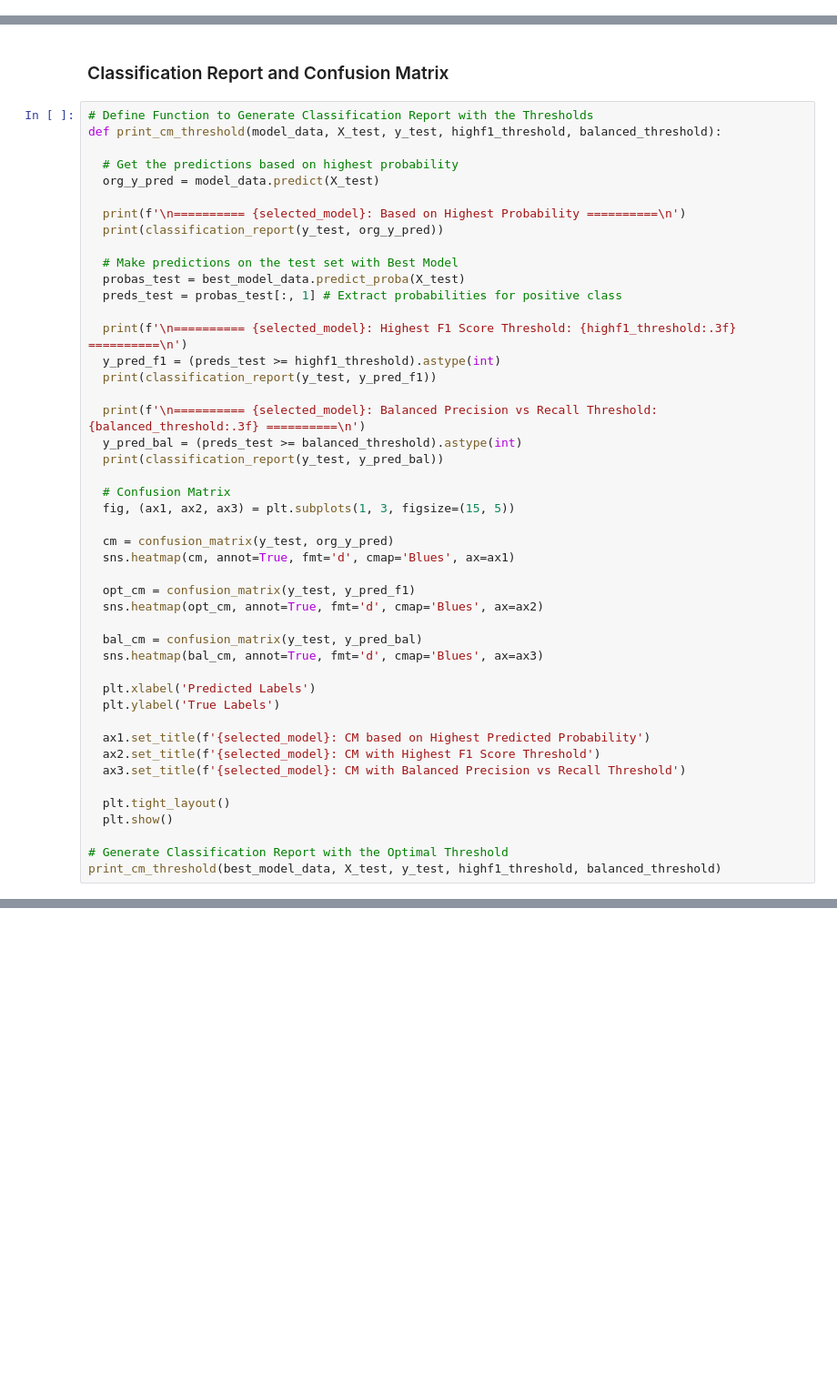
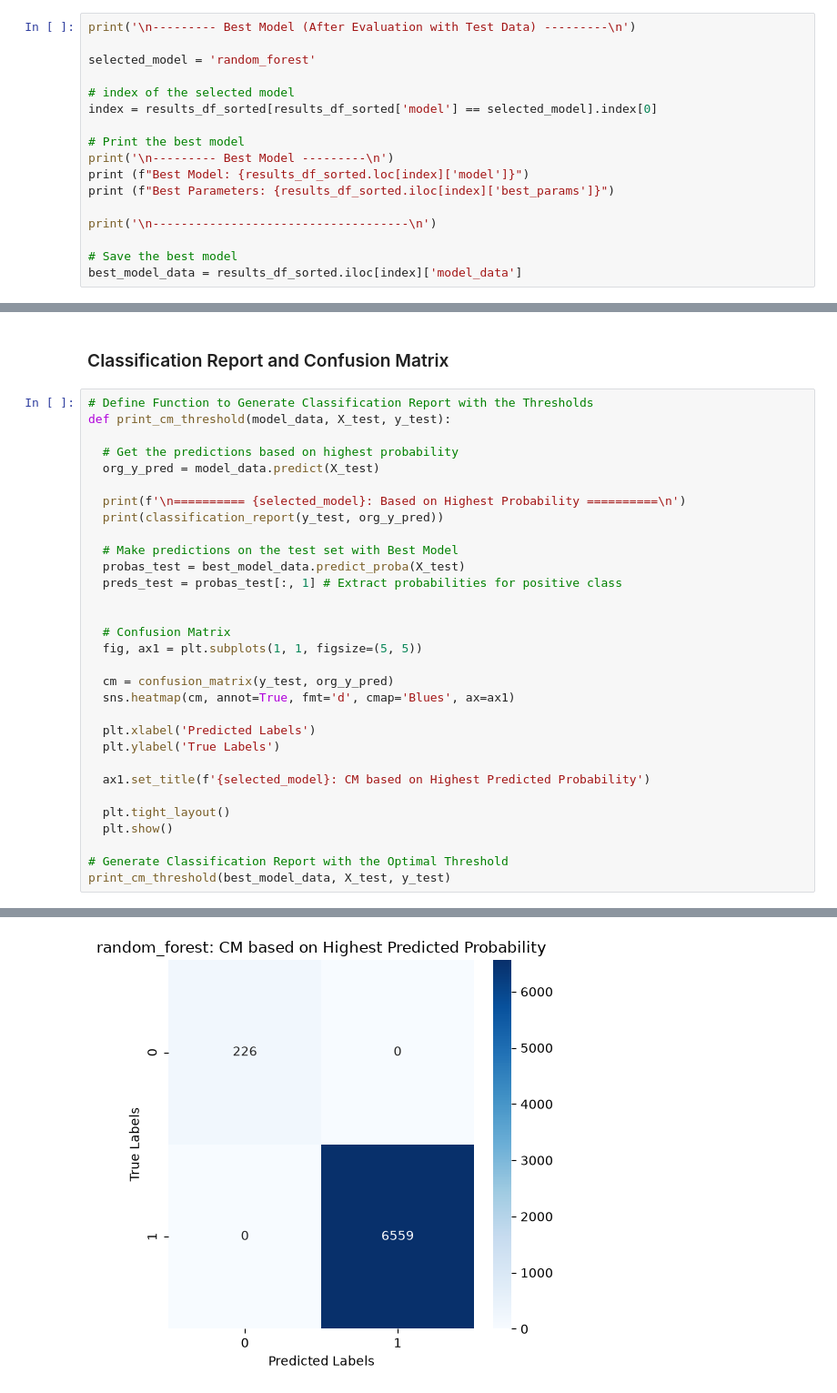
Before and after one commit to sumkh/EG272S_Assignments, a Jupyter notebook: notebooks/Assignment1_9208568W.ipynb, the cells around one changed output, grey strips where cells are left out. Shown at 91% size. Drawn from its saved outputs; the diff is of its cells as text; blank space fills up the shorter version.

```diff
--- a/notebooks/Assignment1_9208568W.ipynb
+++ b/notebooks/Assignment1_9208568W.ipynb
@@ -854,0 +767,17 @@ ADA: It has a lower lift compared to the other models, particularly in the early
+# %%
+print('\n--------- Best Model (After Evaluation with Test Data) ---------\n')
+
+selected_model = 'random_forest'
+
+# index of the selected model
+index = results_df_sorted[results_df_sorted['model'] == selected_model].index[0]
+
+# Print the best model
+print('\n--------- Best Model ---------\n')
+print (f"Best Model: {results_df_sorted.loc[index]['model']}")
+print (f"Best Parameters: {results_df_sorted.iloc[index]['best_params']}")
+
+print('\n------------------------------------\n')
+
+# Save the best model
+best_model_data = results_df_sorted.iloc[index]['model_data']
@@ -856,7 +795,7 @@ ADA: It has a lower lift compared to the other models, particularly in the early
 ### Classification Report and Confusion Matrix
 # %%
 # Define Function to Generate Classification Report with the Thresholds
-def print_cm_threshold(model_data, X_test, y_test, highf1_threshold, balanced_threshold):
+def print_cm_threshold(model_data, X_test, y_test):
 
   # Get the predictions based on highest probability
   org_y_pred = model_data.predict(X_test)
@@ -868,36 +807,21 @@ def print_cm_threshold(model_data, X_test, y_test, highf1_threshold, balanced_th
   probas_test = best_model_data.predict_proba(X_test)
   preds_test = probas_test[:, 1] # Extract probabilities for positive class
 
-  print(f'\n========== {selected_model}: Highest F1 Score Threshold: {highf1_threshold:.3f} ==========\n')
-  y_pred_f1 = (preds_test >= highf1_threshold).astype(int)
-  print(classification_report(y_test, y_pred_f1))
-
-  print(f'\n========== {selected_model}: Balanced Precision vs Recall Threshold: {balanced_threshold:.3f} ==========\n')
-  y_pred_bal = (preds_test >= balanced_threshold).astype(int)
-  print(classification_report(y_test, y_pred_bal))
 
   # Confusion Matrix
-  fig, (ax1, ax2, ax3) = plt.subplots(1, 3, figsize=(15, 5))
+  fig, ax1 = plt.subplots(1, 1, figsize=(5, 5))
 
   cm = confusion_matrix(y_test, org_y_pred)
   sns.heatmap(cm, annot=True, fmt='d', cmap='Blues', ax=ax1)
-
-  opt_cm = confusion_matrix(y_test, y_pred_f1)
-  sns.heatmap(opt_cm, annot=True, fmt='d', cmap='Blues', ax=ax2)
-
-  bal_cm = confusion_matrix(y_test, y_pred_bal)
-  sns.heatmap(bal_cm, annot=True, fmt='d', cmap='Blues', ax=ax3)
 
   plt.xlabel('Predicted Labels')
   plt.ylabel('True Labels')
 
   ax1.set_title(f'{selected_model}: CM based on Highest Predicted Probability')
-  ax2.set_title(f'{selected_model}: CM with Highest F1 Score Threshold')
-  ax3.set_title(f'{selected_model}: CM with Balanced Precision vs Recall Threshold')
 
   plt.tight_layout()
   plt.show()
 
 # Generate Classification Report with the Optimal Threshold
-print_cm_threshold(best_model_data, X_test, y_test, highf1_threshold, balanced_threshold)
+print_cm_threshold(best_model_data, X_test, y_test)
 # %% [output]
@@ -904,0 +838 @@ NameError: name 'best_model_data' is not defined
+[figure, added]
```
Also changed, not shown: parts of 13 cells of this notebook, 9 other files.
